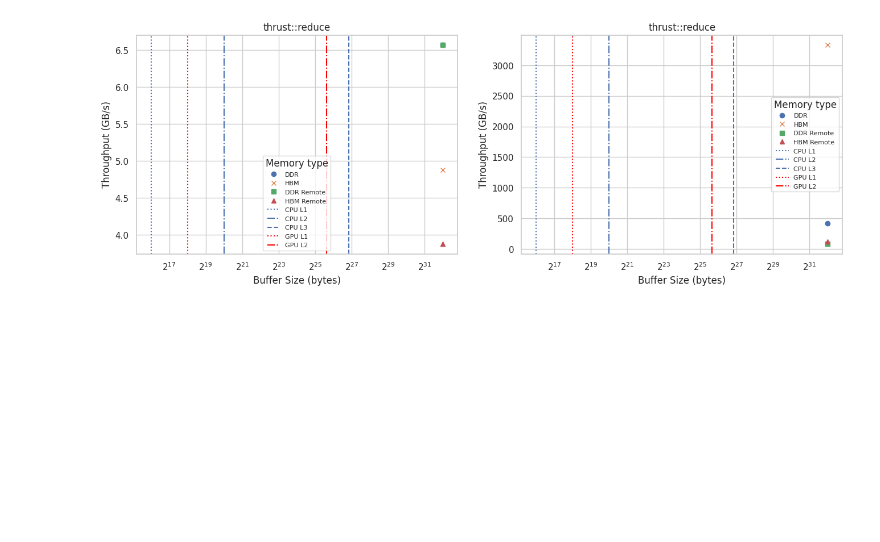
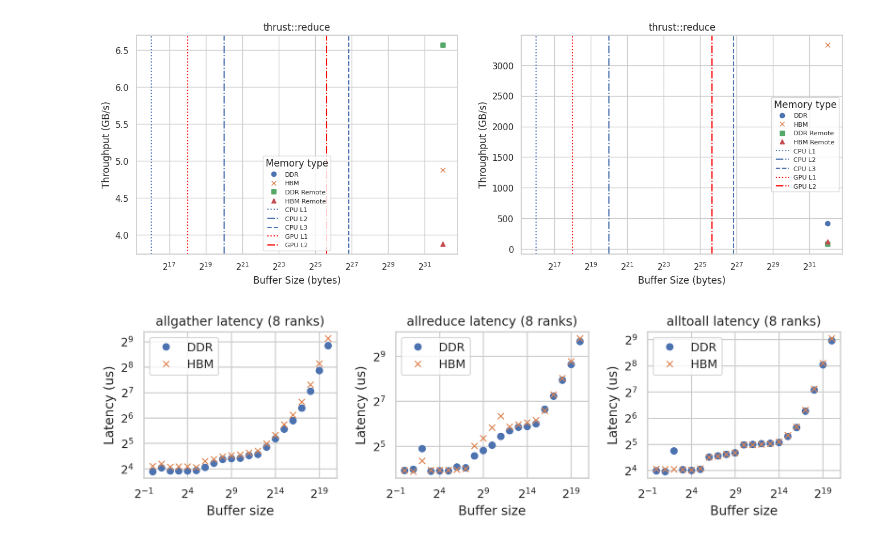
Before and after one commit to ntua-el20062/grace-hopper-benchmark, a Jupyter notebook: src/app.ipynb, the cells around one changed output. Cells and saved outputs as stored; diff of their text form; code cells hidden in the pictures; blank space fills up the shorter version.

```diff
--- a/src/app.ipynb
+++ b/src/app.ipynb
@@ -161,0 +217,11 @@ make_read_write_graph(ax2, 'results/apps/reduce/device', 'thrust::reduce', remot
+# %%
+fig, (ax1, ax2, ax3) = plt.subplots(1, 3, figsize=(10, 3))
+
+ranks = 8
+plot_collective(ax1, f'osu_allgather_{ranks}', f'allgather latency ({ranks} ranks)')
+plot_collective(ax2, f'osu_allreduce_{ranks}', f'allreduce latency ({ranks} ranks)')
+plot_collective(ax3, f'osu_alltoall_{ranks}', f'alltoall latency ({ranks} ranks)')
+fig.set_dpi(200)
+fig.tight_layout()
+# %% [output]
+[figure, added]
```
Also changed, not shown: parts of 6 cells of this notebook, 14 other files.
